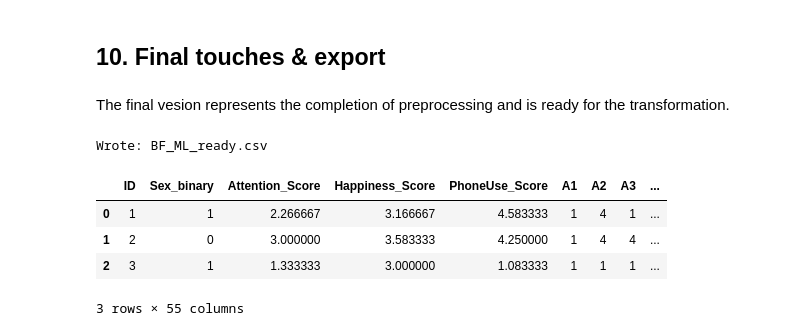
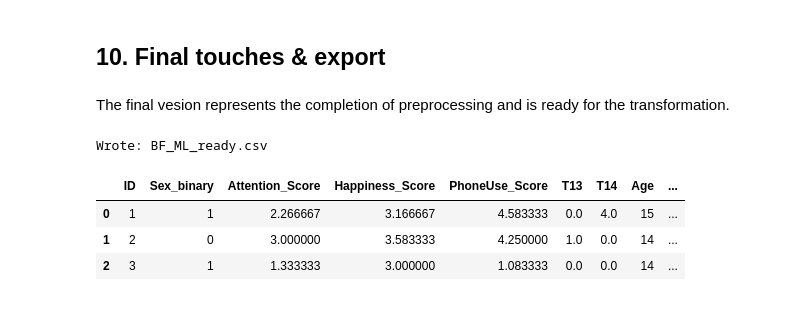
Before and after one commit to Sakacogu/BF_survey, a Jupyter notebook: BF_notebook.ipynb, the cells around one changed output. Cells and saved outputs as stored; diff of their text form; code cells hidden in the pictures.

```diff
--- a/BF_notebook.ipynb
+++ b/BF_notebook.ipynb
@@ -473,9 +474,9 @@ Define reverse‑scoring lists
 # %%
 
 # Attention default reverse
-ATTENTION_REVERSE = [c for c in A_cols if any(x in c for x in ["A1","A2","A3","A4","A5","A6","A7","A8","A9","A15"])]
+ATTENTION_REVERSE = [col_name for col_name in A_cols if any(item in col_name for item in ["A1","A2","A3","A4","A5","A6","A7","A8","A9","A15"])]
 # Happiness default reverse (negatively worded)
-HAPPINESS_REVERSE = [c for c in H_cols if any(x in c for x in ["H2","H4","H6","H9","H11"])]
+HAPPINESS_REVERSE = [col_name for col_name in H_cols if any(item in col_name for item in ["H2","H4","H6","H9","H11"])]
 
 ATTENTION_REVERSE, HAPPINESS_REVERSE
 
@@ -506,6 +507,8 @@ The remaining missing numeric values in the dataset using a K-Nearest Neighbors
 Start from reverse-scored + trimmed
 # %%
 df_imp = df_trim.copy()
+
+K_FOR_KNN = 5
 
 # Exclude phone duration/ownership
 protected_cols = ["T13", "T14", "Phone_total_months", "Has_phone", "Phone_status"]
@@ -517,18 +520,18 @@ force_binary = [
     "electricity at home",
     "parents rules phone",
 ]
-force_binary = [c for c in force_binary if c in df_imp.columns]
+force_binary = [col_name for col_name in force_binary if col_name in df_imp.columns]
 
 # Effective A/H/T lists = only columns that exist AND are not protected
-A_cols_eff = [c for c in A_cols if c in df_imp.columns and c not in protected_cols]
-H_cols_eff = [c for c in H_cols if c in df_imp.columns and c not in protected_cols]
-T_cols_eff = [c for c in T_cols if c in df_imp.columns and c not in protected_cols]
+A_cols_eff = [col_name for col_name in A_cols if col_name in df_imp.columns and col_name not in protected_cols]
+H_cols_eff = [col_name for col_name in H_cols if col_name in df_imp.columns and col_name not in protected_cols]
+T_cols_eff = [col_name for col_name in T_cols if col_name in df_imp.columns and col_name not in protected_cols]
 
 # All Likert-style / behavioral items that should be imputed + rounded/clipped later
 item_cols = A_cols_eff + H_cols_eff + T_cols_eff
 
 # Numeric columns minus binaries & items
-other_num = (
+other_num_cols = (
     df_imp.select_dtypes(include=[np.number]).columns
     .difference(item_cols + force_binary + protected_cols)
     .tolist()
@@ -564,7 +567,7 @@ Column transformer with prefixed outputs to guarantee uniqueness
 pre = ColumnTransformer(
     transformers=[
         ("items", knn, item_cols),
-        ("num",   num_imp, other_num),
+        ("num",   num_imp, other_num_cols),
         ("bin",   bin_imp, force_binary),
         ("cat",   cat_imp, cat_cols),
     ],
@@ -658,9 +657,9 @@ The summary measures for each student across the three main survey blocks **Atte
 # %%
-def row_mean_safe(df, cols):
-    cols = [c for c in cols if c in df.columns]
-    if not cols:
+def row_mean_safe(df, column_names):
+    existing_cols = [col_name for col_name in column_names if col_name in df.columns]
+    if not existing_cols:
         return pd.Series(np.nan, index=df.index)
-    return df[cols].astype(float).mean(axis=1)
+    return df[existing_cols].astype(float).mean(axis=1)
 
 df_full["Attention_Score"]  = row_mean_safe(df_full, A_cols_eff)
 df_full["Happiness_Score"]  = row_mean_safe(df_full, H_cols_eff)
@@ -685,36 +684,34 @@ display(df_full[["Attention_Score","Happiness_Score","PhoneUse_Score"]].head())
 The final vesion represents the completion of preprocessing and is ready for the transformation.
 # %%
 # Columns to drop if present
-drop_helpers = [
+helper_columns_to_drop = [
     "Grade_key", "Prop_Female_g", "Prop_Male_g", "M", "Class_norm", "Phone_status",
 ]
-drop_helpers = [c for c in drop_helpers if c in df_full.columns]
-if drop_helpers:
-    df_final = df_full.drop(columns=drop_helpers)
+helper_columns_to_drop = [col_name for col_name in helper_columns_to_drop if col_name in df_full.columns]
+if helper_columns_to_drop:
+    df_final = df_full.drop(columns=helper_columns_to_drop)
 else:
     df_final = df_full.copy()
 
 # Add numeric Sex
 if "Sex" in df_final.columns:
     df_final["Sex_binary"] = df_final["Sex"].map({"Female": 1, "Male": 0}).astype("Int64")
     df_final = df_final.drop(columns=["Sex"])
 
 # Nice column order
-id_col   = "ID" if "ID" in df_final.columns else None
-front    = [c for c in [id_col, "Sex_binary", "Class_col"] if c and c in df_final.columns]
-scores   = [c for c in ["Attention_Score","Happiness_Score","PhoneUse_Score"] if c in df_final.columns]
-blocks   = [c for c in (A_cols_eff + H_cols_eff + T_cols_eff) if c in df_final.columns]
-rest     = [c for c in df_final.columns if c not in set(front + scores + blocks)]
-df_final = df_final[front + scores + blocks + rest]
+id_col = "ID" if "ID" in df_final.columns else None
+front_cols = [col_name for col_name in [id_col, "Sex_binary", "Class_col"] if col_name and col_name in df_final.columns]
+scores_cols = [col_name for col_name in ["Attention_Score","Happiness_Score","PhoneUse_Score"] if col_name in df_final.columns]
+remaining_cols = [col_name for col_name in df_final.columns if col_name not in set(front_cols + scores_cols + blocks_cols)]
+df_final = df_final[front_cols + scores_cols + remaining_cols]
 
 # Save
 df_final.to_csv(OUT_CLEAN, index=False, encoding="utf-8")
 print(f"Wrote: {OUT_CLEAN}")
 display(df_final.head(3))
 # %% [output]
 Wrote: BF_ML_ready.csv
-|  | ID | Sex_binary | Attention_Score | Happiness_Score | PhoneUse_Score | A1 | A2 | A3 | ... |
-| 0 | 1 | 1 | 2.266667 | 3.166667 | 4.583333 | 1 | 4 | 1 | ... |
-| 1 | 2 | 0 | 3.000000 | 3.583333 | 4.250000 | 1 | 4 | 4 | ... |
-| 2 | 3 | 1 | 1.333333 | 3.000000 | 1.083333 | 1 | 1 | 1 | ... |
+|  | ID | Sex_binary | Attention_Score | Happiness_Score | PhoneUse_Score | T13 | T14 | Age | ... |
+| 0 | 1 | 1 | 2.266667 | 3.166667 | 4.583333 | 0.0 | 4.0 | 15 | ... |
+| 1 | 2 | 0 | 3.000000 | 3.583333 | 4.250000 | 1.0 | 0.0 | 14 | ... |
+| 2 | 3 | 1 | 1.333333 | 3.000000 | 1.083333 | 0.0 | 0.0 | 14 | ... |
-3 rows × 55 columns
```
Also changed, not shown: parts of 16 cells of this notebook, 1 other file.
